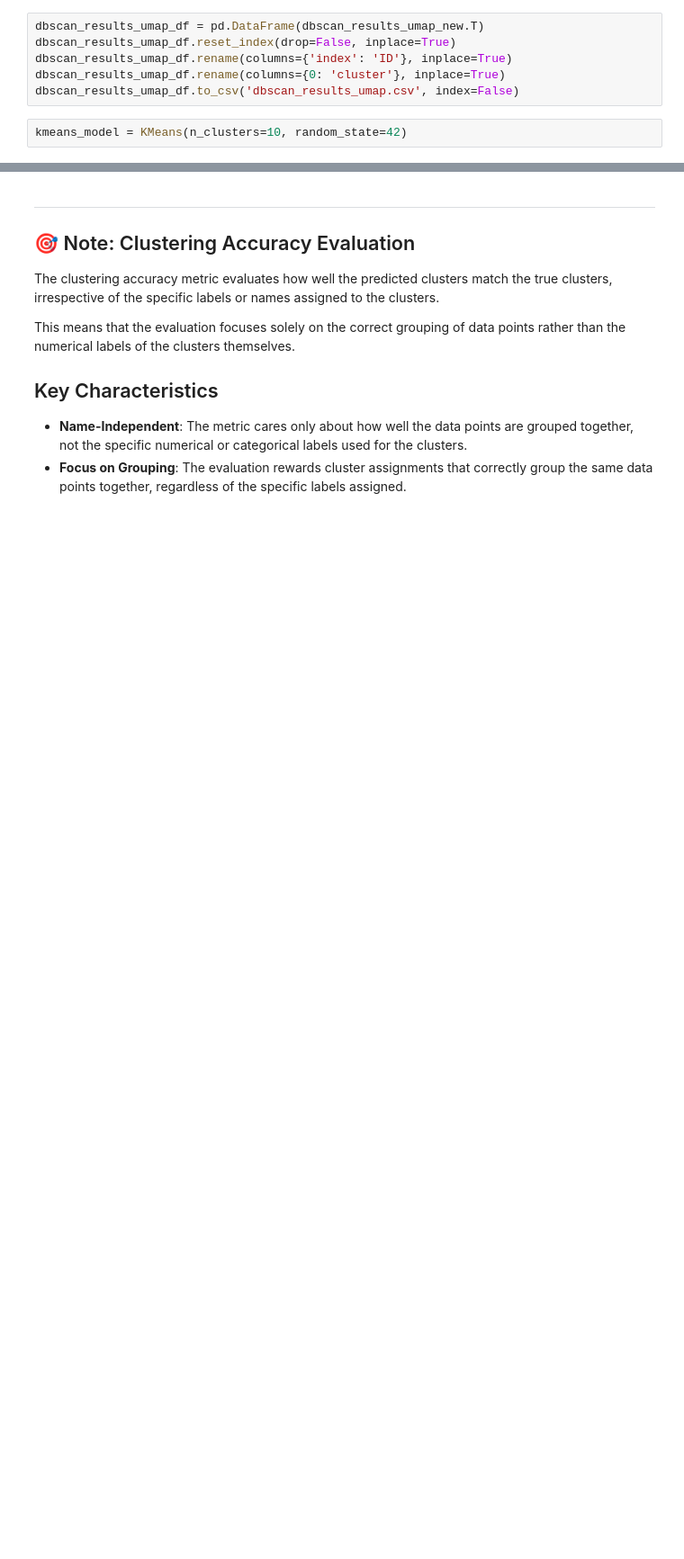
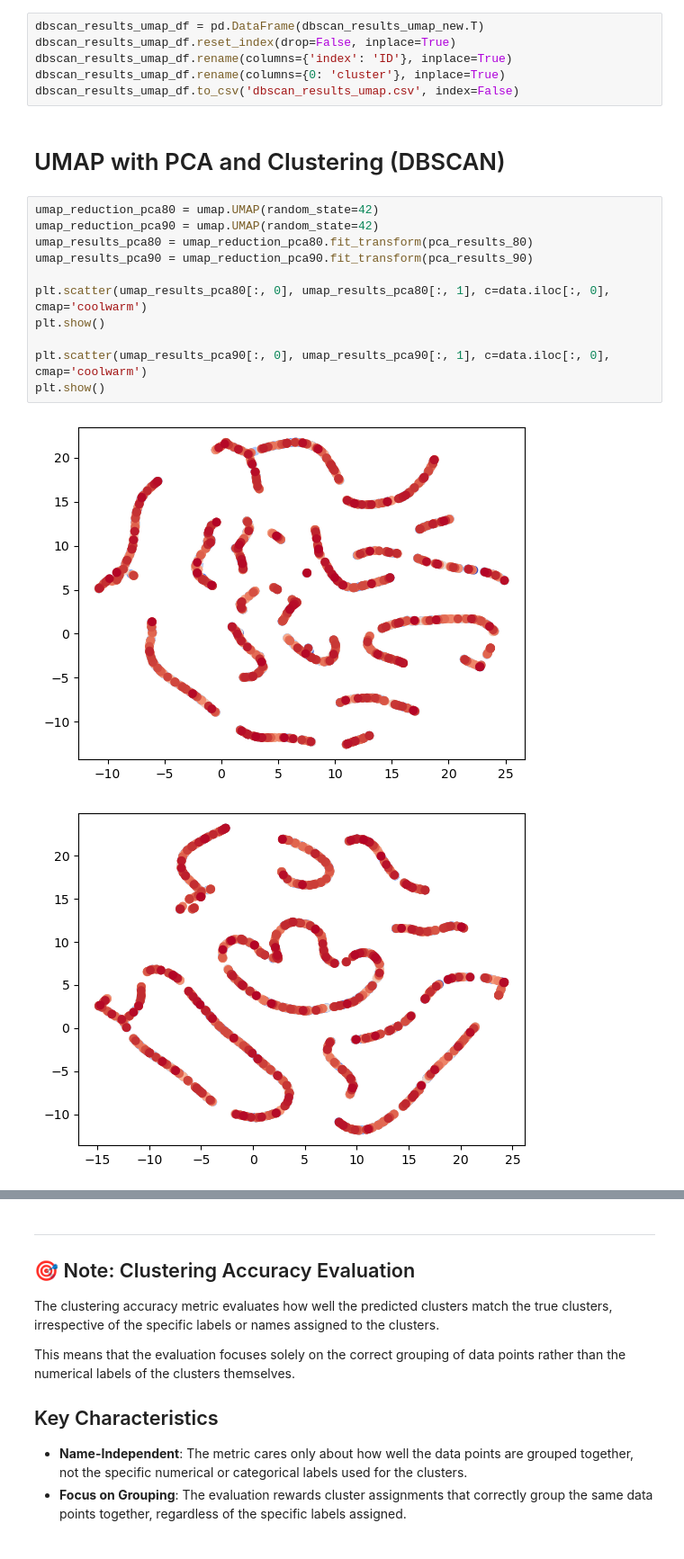
Before and after one commit to MKMC1/TDT4172, a Jupyter notebook: Assignment2_blueprint/Chapter_2.ipynb, the cells around one changed output, grey strips where cells are left out. Shown at 90% size. Saved outputs shown, nothing was run; the diff lists cells and outputs as text; blank space fills up the shorter version.

```diff
--- a/Assignment2_blueprint/Chapter_2.ipynb
+++ b/Assignment2_blueprint/Chapter_2.ipynb
@@ -625,5 +605,19 @@ dbscan_results_umap_df.reset_index(drop=False, inplace=True)
 dbscan_results_umap_df.rename(columns={'index': 'ID'}, inplace=True)
 dbscan_results_umap_df.rename(columns={0: 'cluster'}, inplace=True)
 dbscan_results_umap_df.to_csv('dbscan_results_umap.csv', index=False)
-# %%
-kmeans_model = KMeans(n_clusters=10, random_state=42)
+# %% [markdown]
+# UMAP with PCA and Clustering (DBSCAN)
+# %%
+umap_reduction_pca80 = umap.UMAP(random_state=42)
+umap_reduction_pca90 = umap.UMAP(random_state=42)
+umap_results_pca80 = umap_reduction_pca80.fit_transform(pca_results_80)
+umap_results_pca90 = umap_reduction_pca90.fit_transform(pca_results_90)
+
+plt.scatter(umap_results_pca80[:, 0], umap_results_pca80[:, 1], c=data.iloc[:, 0], cmap='coolwarm')
+plt.show()
+
+plt.scatter(umap_results_pca90[:, 0], umap_results_pca90[:, 1], c=data.iloc[:, 0], cmap='coolwarm')
+plt.show()
+# %% [output]
+[figure, added]
+[figure, added]
```
Also changed, not shown: parts of 26 cells of this notebook, 1 other file.
